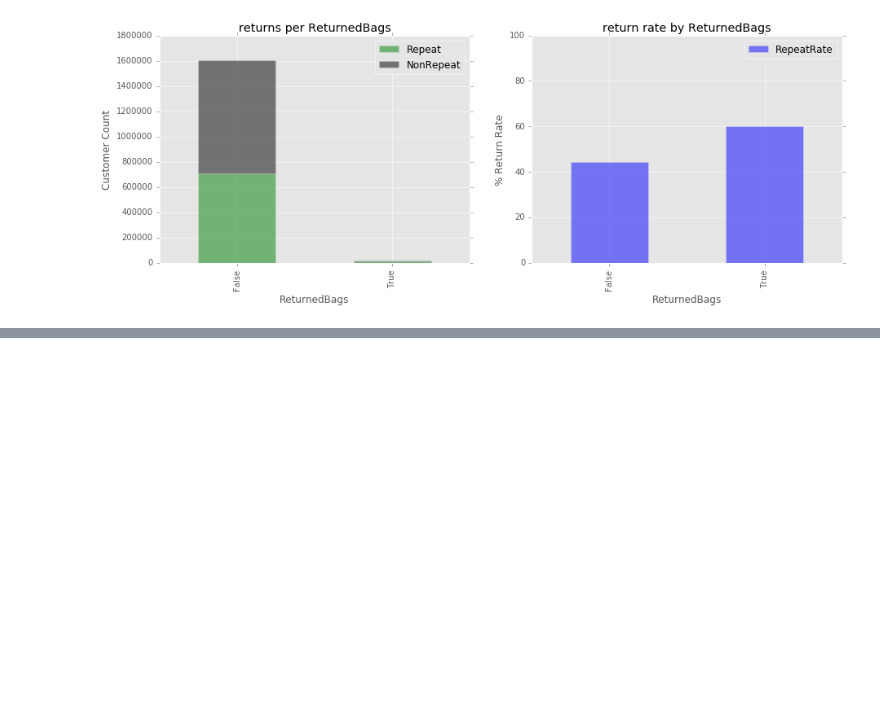
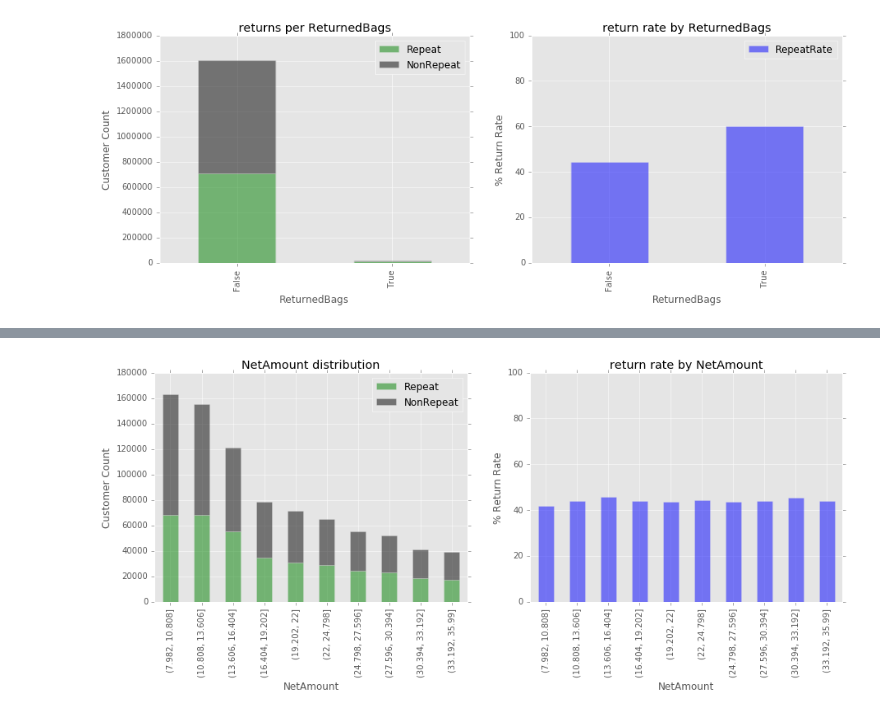
Before and after one commit to zenyui/ga-portfolio, a Jupyter notebook: project/zenyui_repeatly.ipynb, the cells around one changed output, grey strips where cells are left out. Cells and saved outputs as stored; diff of their text form; code cells hidden in the pictures; blank space fills up the shorter version.

```diff
--- a/project/zenyui_repeatly.ipynb
+++ b/project/zenyui_repeatly.ipynb
@@ -334,0 +284,5 @@ df['NetAmount'].max() / df['NetAmount'].std()
+# %%
+# frequency & probability for spenders between $0 and $250 (to account for outliers in sales)
+plot_rrate_hist(df[(df['NetAmount']<36) & (df['NetAmount']>8)], 'NetAmount',10)
+# %% [output]
+[figure, added]
```
Also changed, not shown: parts of 46 cells of this notebook.
